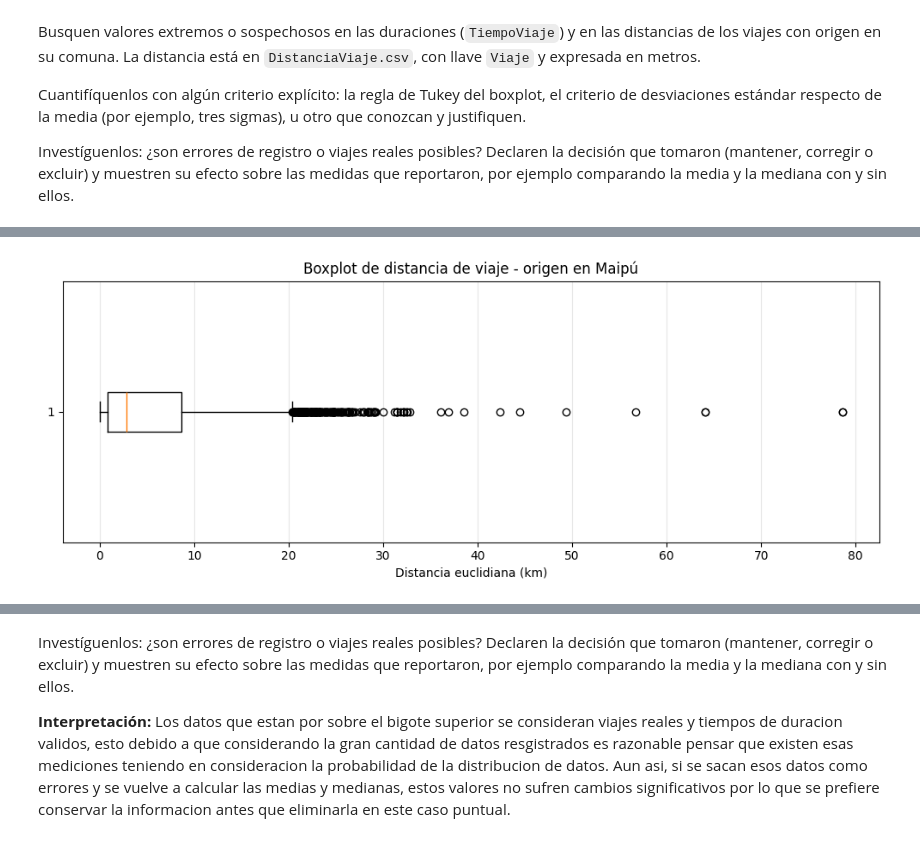
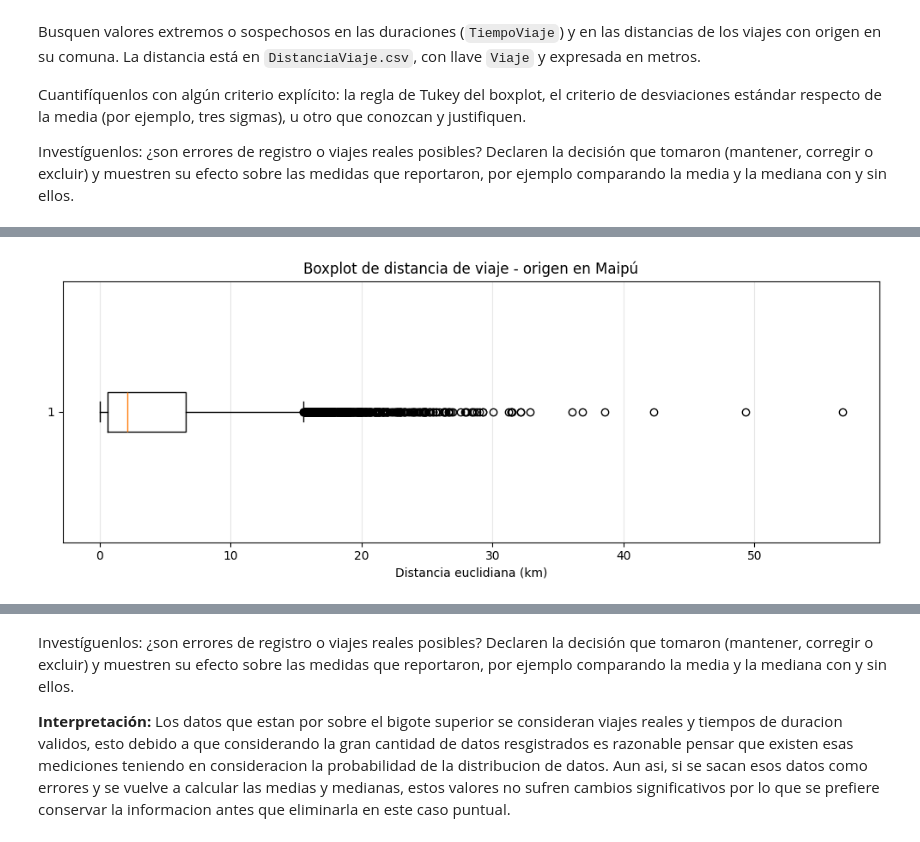
Before and after one commit to GaboDR/tarea1_csDatos, a Jupyter notebook: tarea1_delgado.ipynb, the cells around one changed output, grey strips where cells are left out. Saved outputs shown, nothing was run; the diff lists cells and outputs as text; code cells hidden in the pictures.

```diff
--- a/tarea1_delgado.ipynb
+++ b/tarea1_delgado.ipynb
@@ -1394,7 +1444,7 @@ sin ellos.
 # %%
 # Su código (agreguen las celdas que necesiten)
 distanciaViajes = pd.read_csv(RUTA + "DistanciaViaje.csv", sep=";", decimal=",", low_memory=False)
-distanciaViajesCompleto = pd.merge(viajes, distanciaViajes, on="Viaje", how="left")
+distanciaViajesCompleto = pd.merge(viajes_lab, distanciaViajes, on="Viaje", how="left")
 distanciaViajesCompletoMaipu = distanciaViajesCompleto[distanciaViajesCompleto['ComunaOrigen'] == 94]
 # %%
 # Duraciones válidas
@@ -1460,43 +1545,73 @@ Porcentaje de valores extremos: 3.83 %
 # %%
-distancia_km = distancia_maipu / 1000
+factor_distancia_maipu = distanciaViajesCompletoMaipu.loc[distancia_maipu.index, 'FactorLaboralNormal']
 
-plt.figure(figsize=(10, 4))
-
-plt.boxplot(
-    distancia_km,
-    vert=False,
-    showfliers=True
+Q1_d, mediana_d, Q3_d = cuantil_ponderado(
+    distancia_maipu,
+    factor_distancia_maipu,
+    [0.25, 0.5, 0.75]
 )
 
-plt.title('Boxplot de distancia de viaje - origen en Maipú')
-plt.xlabel('Distancia euclidiana (km)')
-plt.grid(axis='x', alpha=0.3)
-plt.tight_layout()
-plt.show()
-
-Q1_d = distancia_maipu.quantile(0.25)
-Q3_d = distancia_maipu.quantile(0.75)
 IQR_d = Q3_d - Q1_d
 
 lim_inf_d = Q1_d - 1.5 * IQR_d
 lim_sup_d = Q3_d + 1.5 * IQR_d
 
 outliers_distancia = distancia_maipu[
     (distancia_maipu < lim_inf_d) |
     (distancia_maipu > lim_sup_d)
 ]
 
+no_outliers_distancia = distancia_maipu[
+    (distancia_maipu >= lim_inf_d) &
+    (distancia_maipu <= lim_sup_d)
+]
+
+# Boxplot en kilómetros
+stats = [{
+    'med': mediana_d / 1000,
+    'q1': Q1_d / 1000,
+    'q3': Q3_d / 1000,
+    'whislo': no_outliers_distancia.min() / 1000,
+    'whishi': no_outliers_distancia.max() / 1000,
+    'fliers': (outliers_distancia / 1000).tolist()
+}]
+
+fig, ax = plt.subplots(figsize=(10, 4))
+
+ax.bxp(
+    stats,
+    vert=False,
+    showfliers=True
+)
+
+ax.set_title('Boxplot de distancia de viaje - origen en Maipú')
+ax.set_xlabel('Distancia euclidiana (km)')
+ax.grid(axis='x', alpha=0.3)
+
+plt.tight_layout()
+plt.show()
+
+mask_outliers_d = (
+    (distancia_maipu < lim_inf_d) |
+    (distancia_maipu > lim_sup_d)
+)
+
+porcentaje_outliers_d = (
+    factor_distancia_maipu[mask_outliers_d].sum()
+    / factor_distancia_maipu.sum()
+    * 100
+)
+
 print("Q1:", round(Q1_d, 2), "m")
 print("Q3:", round(Q3_d, 2), "m")
 print("IQR:", round(IQR_d, 2), "m")
 print("Límite inferior:", round(lim_inf_d, 2), "m")
 print("Límite superior:", round(lim_sup_d, 2), "m")
-
 print("Cantidad de valores extremos:", len(outliers_distancia))
 print(
-    "Porcentaje de valores extremos:",
-    round(len(outliers_distancia) / len(distancia_maipu) * 100, 2),
+    "Porcentaje ponderado de valores extremos:",
+    round(porcentaje_outliers_d, 2),
     "%"
 )
 # %% [output]
-[figure, old version]
+[figure, new version]
```
Also changed, not shown: parts of 24 cells of this notebook.
